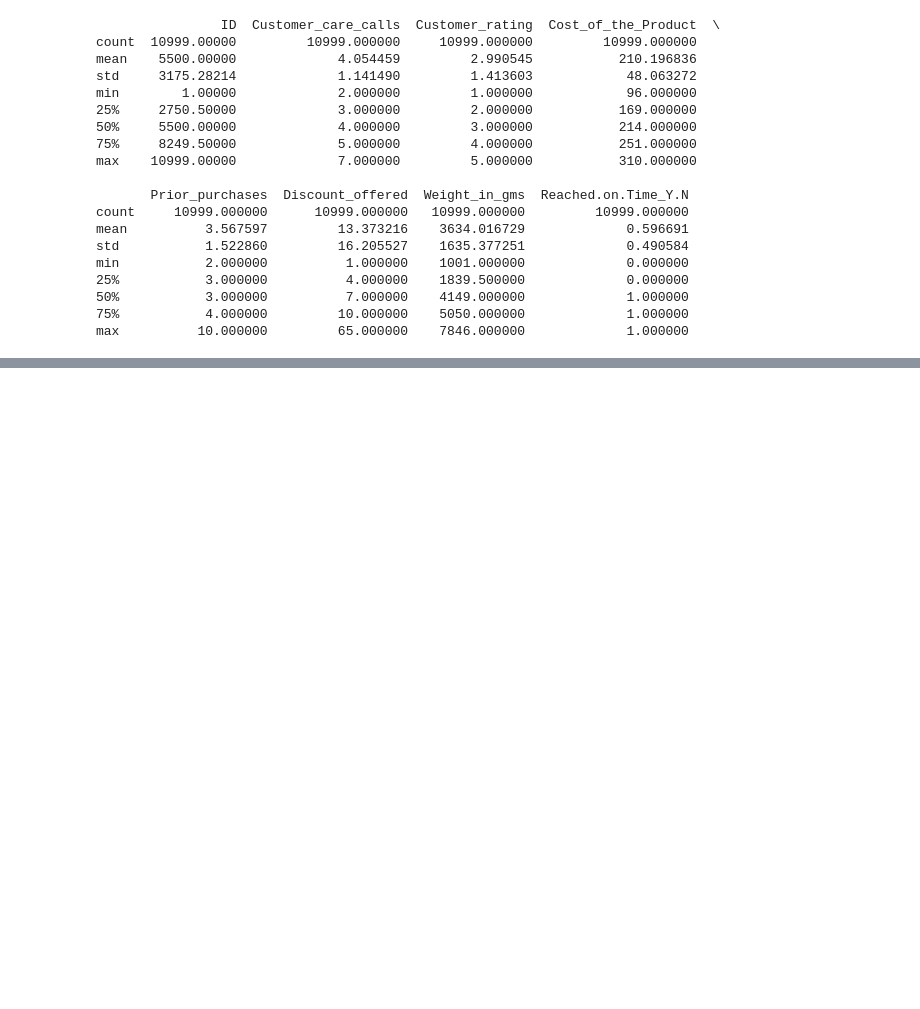
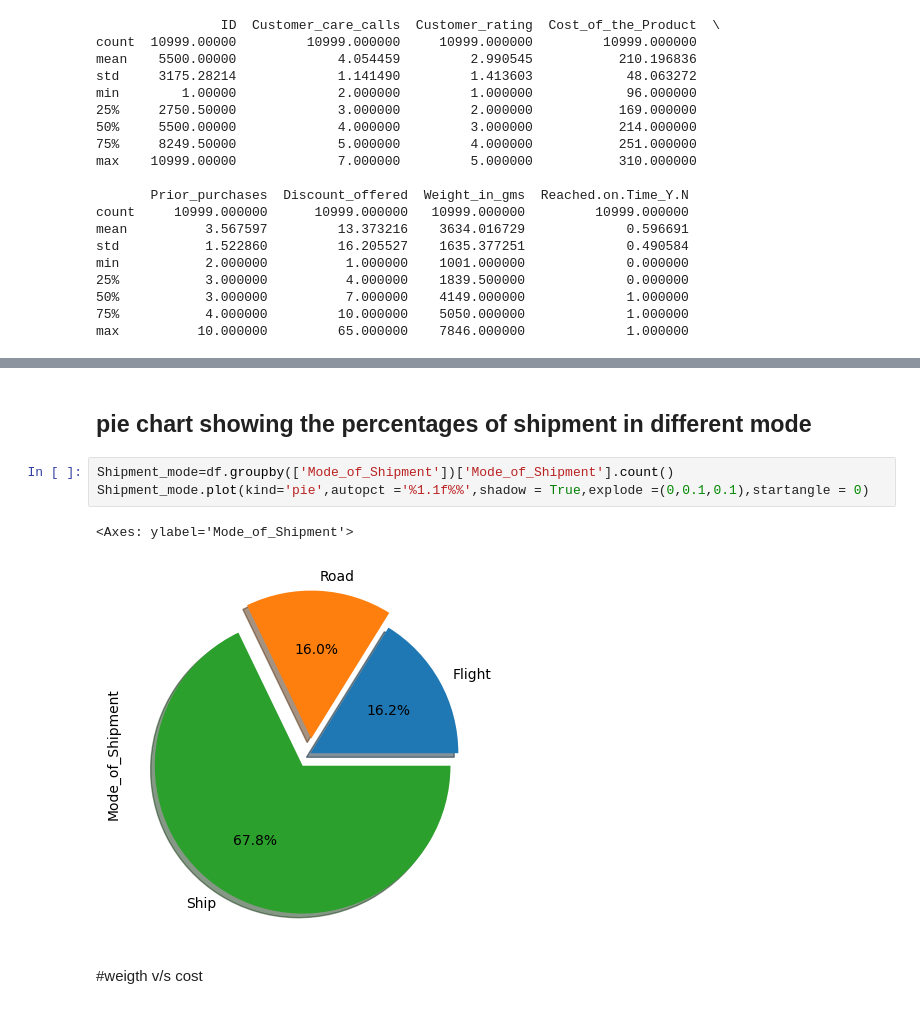
Before and after one commit to njnr14/Python-analysis-project, a Jupyter notebook: analysis.ipynb, the cells around one changed output, grey strips where cells are left out. Cells and saved outputs as stored; diff of their text form; blank space fills up the shorter version.

```diff
--- a/analysis.ipynb
+++ b/analysis.ipynb
@@ -102,0 +112,10 @@ Name: Mode_of_Shipment, dtype: int64
+# %% [markdown]
+## pie chart showing the percentages of shipment in different mode
+# %%
+Shipment_mode=df.groupby(['Mode_of_Shipment'])['Mode_of_Shipment'].count()
+Shipment_mode.plot(kind='pie',autopct ='%1.1f%%',shadow = True,explode =(0,0.1,0.1),startangle = 0)
+# %% [output]
+<Axes: ylabel='Mode_of_Shipment'>
+[figure, added]
+# %% [markdown]
+#weigth v/s cost
```
Also changed, not shown: parts of 7 cells of this notebook.
